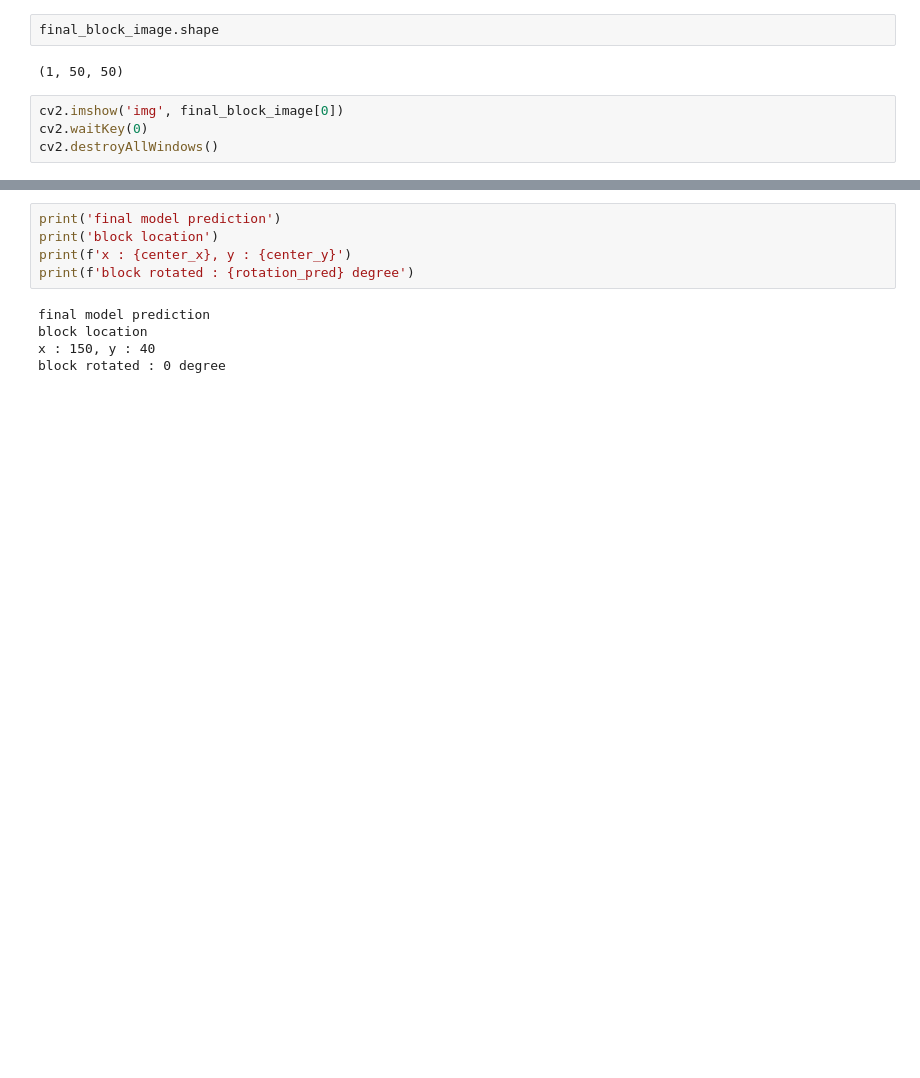
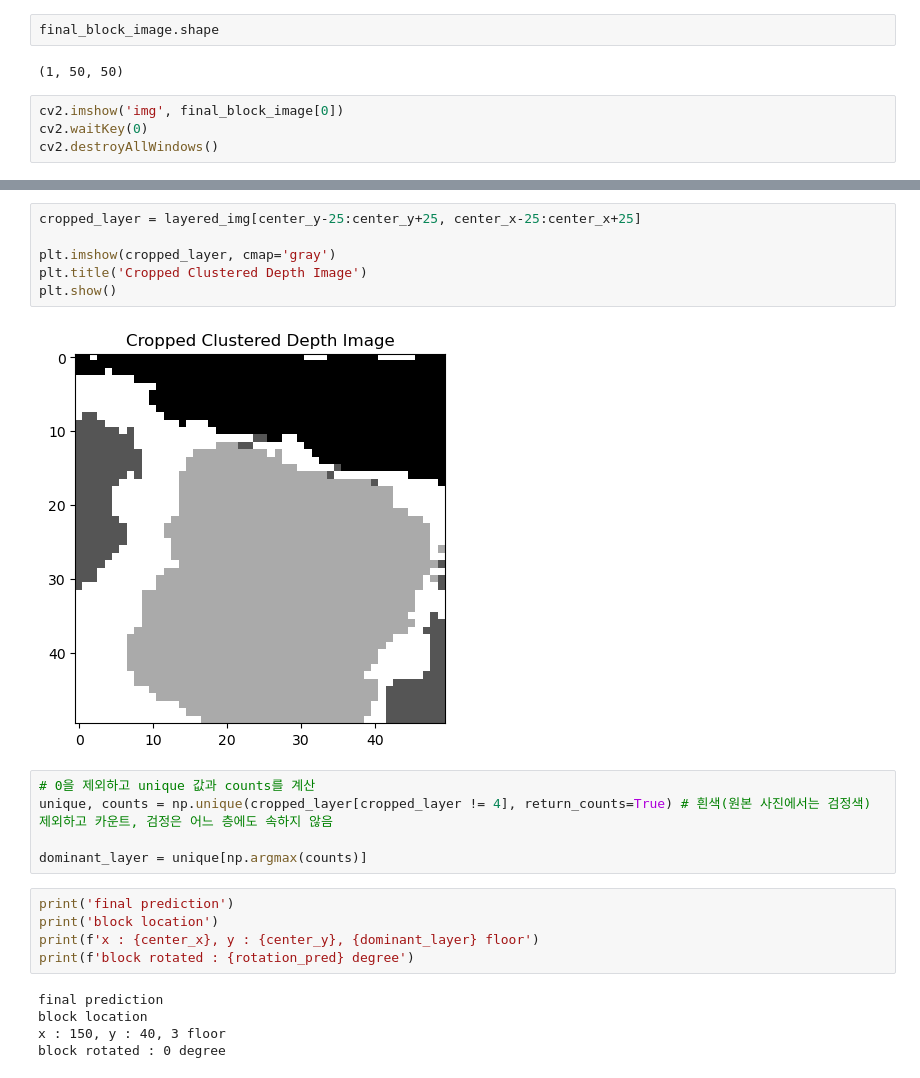
Before and after one commit to leessjn/kaistrne, a Jupyter notebook: CNN_project.ipynb, the cells around one changed output, grey strips where cells are left out. Cells and saved outputs as stored; diff of their text form; blank space fills up the shorter version.

```diff
--- a/CNN_project.ipynb
+++ b/CNN_project.ipynb
@@ -134,10 +179,23 @@ rotation_pred
+# %%
+cropped_layer = layered_img[center_y-25:center_y+25, center_x-25:center_x+25]
+
+plt.imshow(cropped_layer, cmap='gray')
+plt.title('Cropped Clustered Depth Image')
+plt.show()
+# %% [output]
+[figure, added]
+# %%
+# 0을 제외하고 unique 값과 counts를 계산
+unique, counts = np.unique(cropped_layer[cropped_layer != 4], return_counts=True) # 흰색(원본 사진에서는 검정색) 제외하고 카운트, 검정은 어느 층에도 속하지 않음
+
+dominant_layer = unique[np.argmax(counts)]
 # %%
-print('final model prediction')
+print('final prediction')
 print('block location')
-print(f'x : {center_x}, y : {center_y}')
+print(f'x : {center_x}, y : {center_y}, {dominant_layer} floor')
 print(f'block rotated : {rotation_pred} degree')
 # %% [output]
-final model prediction
+final prediction
 block location
-x : 150, y : 40
+x : 150, y : 40, 3 floor
 block rotated : 0 degree
```
Also changed, not shown: parts of 5 cells of this notebook.
